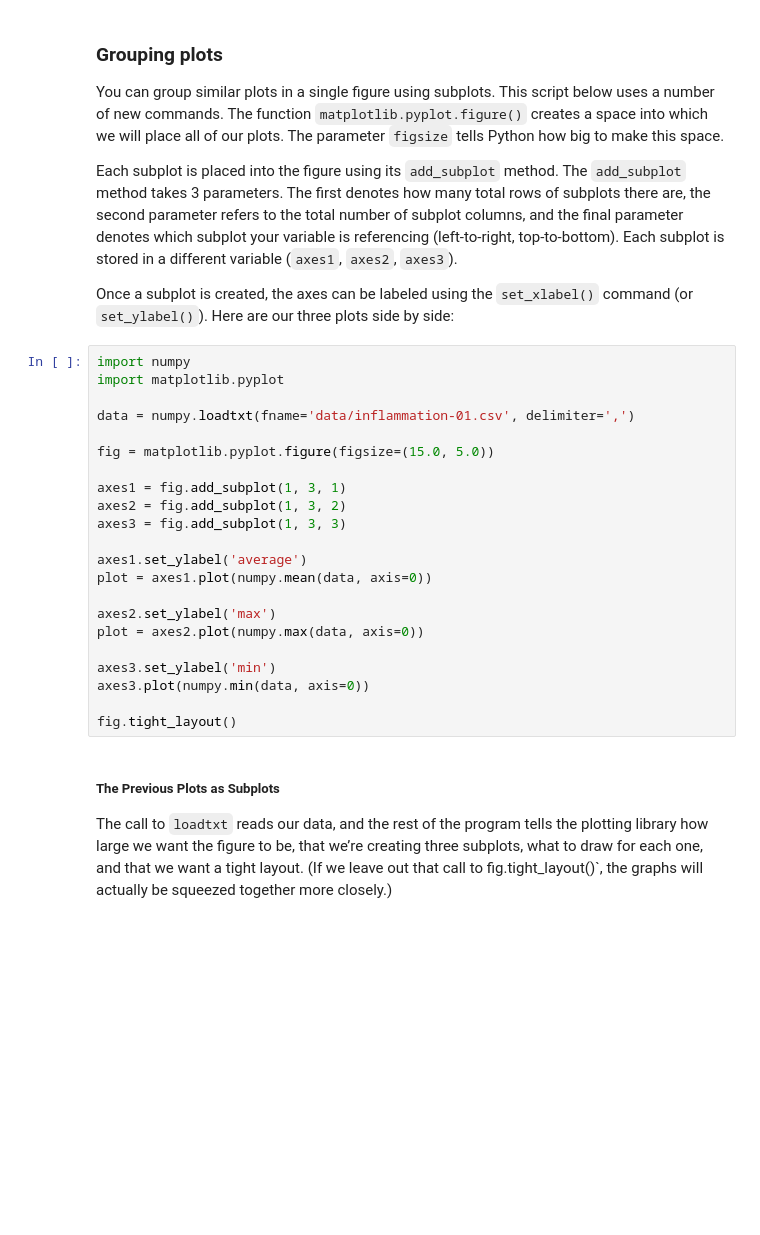
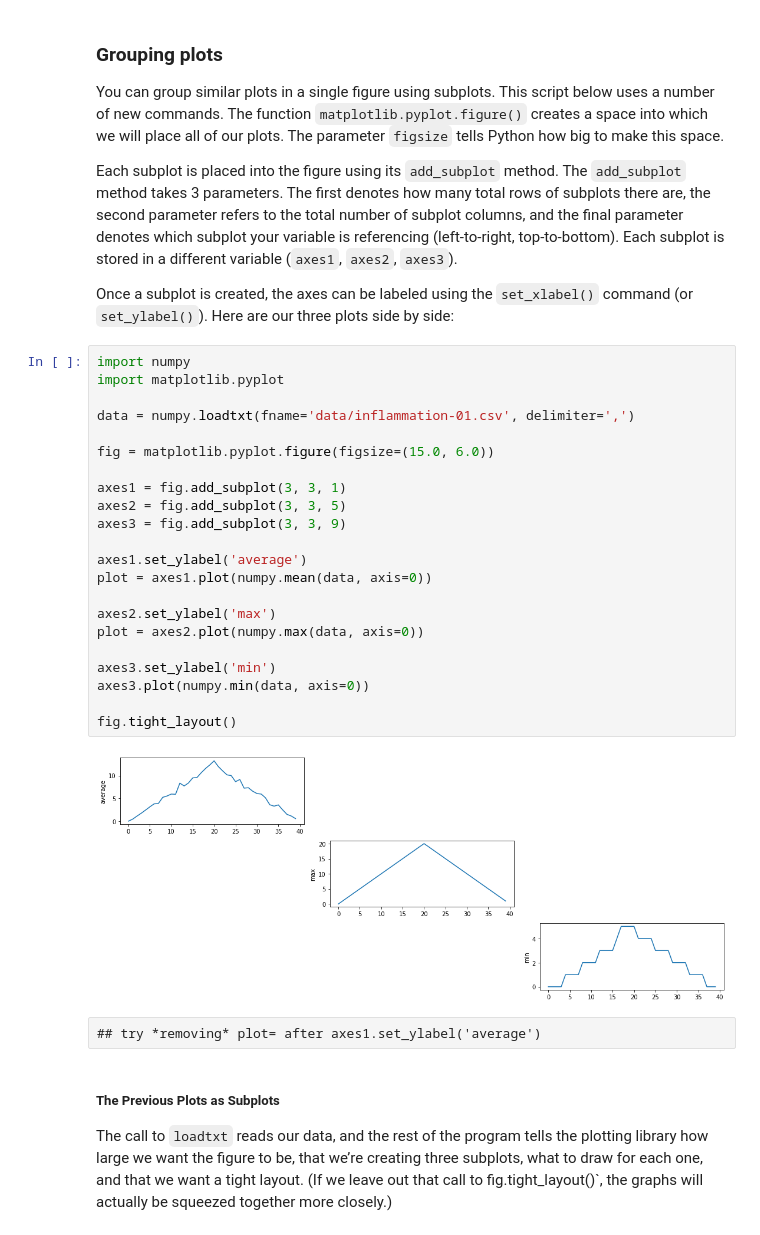
Before and after one commit to Thusigh1/2019-07-24-intro-to-python-workshop, a Jupyter notebook: lessons/python/ep1-introduction.ipynb, the cells around one changed output. Cells and saved outputs as stored; diff of their text form; blank space fills up the shorter version.

```diff
--- a/lessons/python/ep1-introduction.ipynb
+++ b/lessons/python/ep1-introduction.ipynb
@@ -547,25 +661,29 @@ Once a subplot is created, the axes can be labeled using the `set_xlabel()` comm
 # %%
 import numpy
 import matplotlib.pyplot
 
 data = numpy.loadtxt(fname='data/inflammation-01.csv', delimiter=',')
 
-fig = matplotlib.pyplot.figure(figsize=(15.0, 5.0))
+fig = matplotlib.pyplot.figure(figsize=(15.0, 6.0))
 
-axes1 = fig.add_subplot(1, 3, 1)
-axes2 = fig.add_subplot(1, 3, 2)
-axes3 = fig.add_subplot(1, 3, 3)
+axes1 = fig.add_subplot(3, 3, 1)
+axes2 = fig.add_subplot(3, 3, 5)
+axes3 = fig.add_subplot(3, 3, 9)
 
 axes1.set_ylabel('average')
 plot = axes1.plot(numpy.mean(data, axis=0))
 
 axes2.set_ylabel('max')
 plot = axes2.plot(numpy.max(data, axis=0))
 
 axes3.set_ylabel('min')
 axes3.plot(numpy.min(data, axis=0))
 
 fig.tight_layout()
+# %% [output]
+[figure, added]
+# %% [raw]
+## try *removing* plot= after axes1.set_ylabel('average')
 # %% [markdown]
 ##### The Previous Plots as Subplots
 
```
Also changed, not shown: parts of 27 cells of this notebook, 1 other file.
